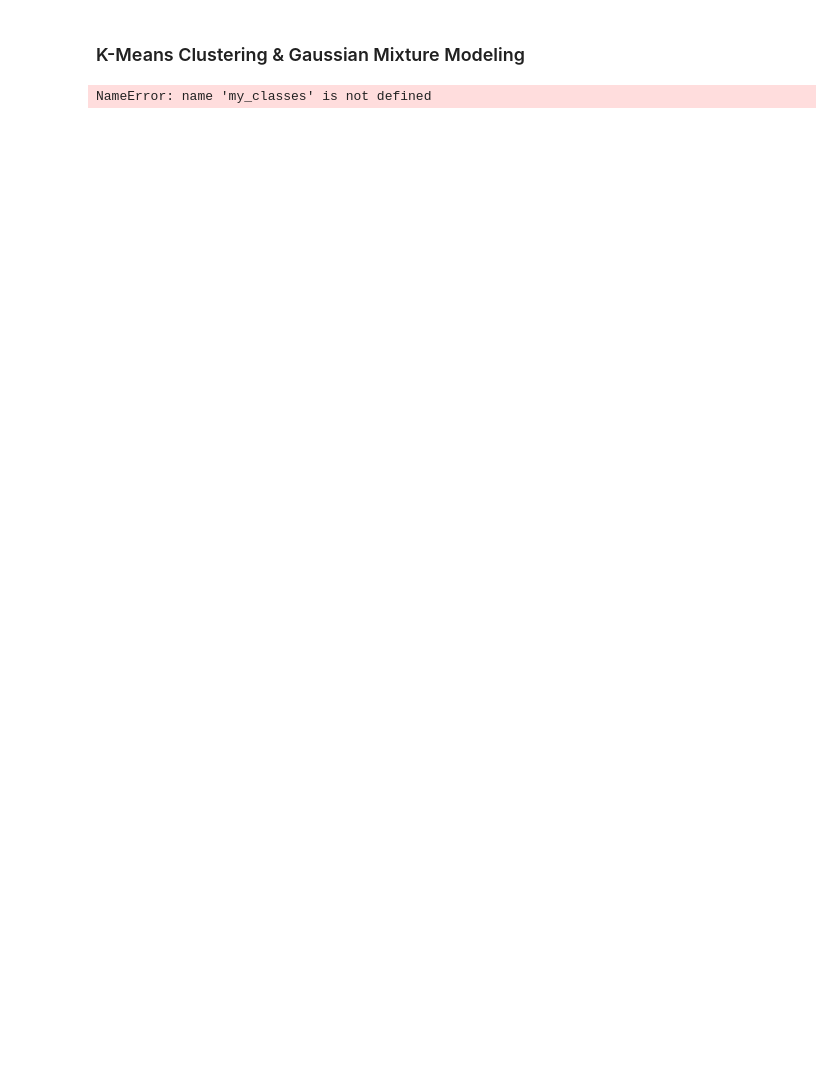
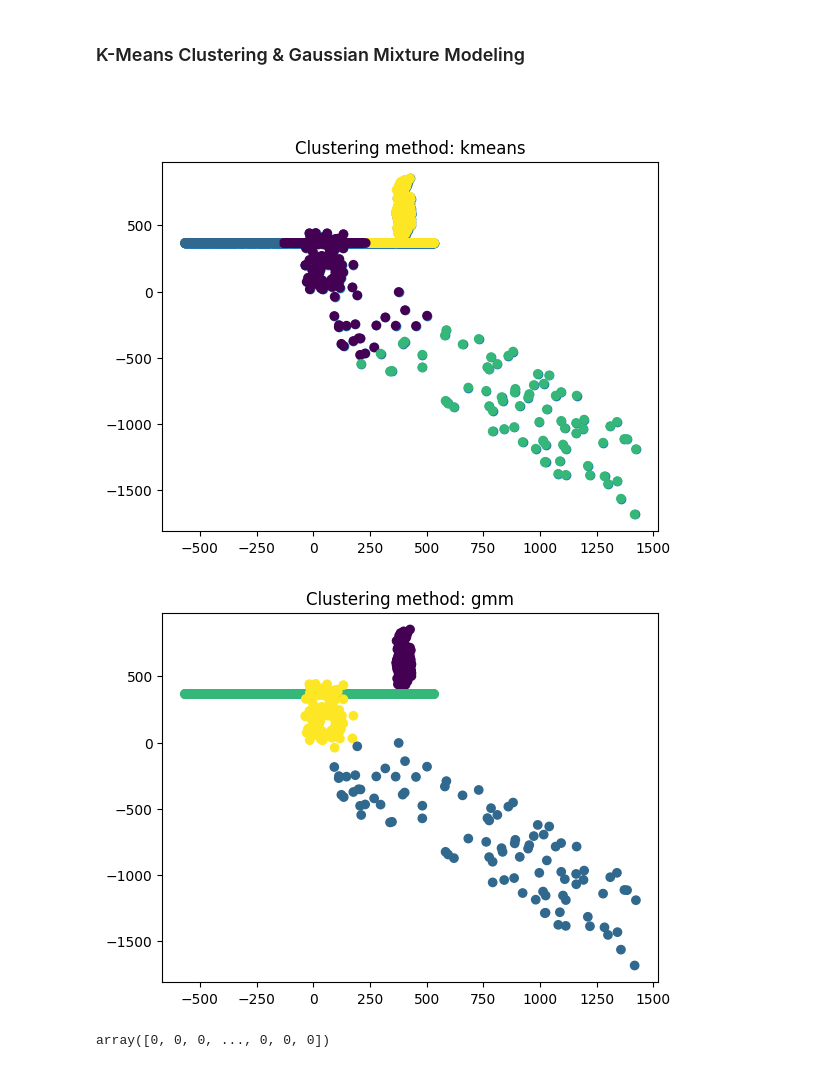
Before and after one commit to EnricoRiccardi/MOD300, a Jupyter notebook: src/notebooks/Unsupervised_base.ipynb, the cells around one changed output. Saved outputs shown, nothing was run; the diff lists cells and outputs as text; code cells hidden in the pictures; blank space fills up the shorter version.

```diff
--- a/src/notebooks/Unsupervised_base.ipynb
+++ b/src/notebooks/Unsupervised_base.ipynb
@@ -41,14 +41,12 @@ class Data_generator():
 
         self.data = [x, y]
 
-        return self.data
-
     def plot_me(self):
         plt.scatter(self.data[0], self.data[1])
 
     def __add__(self, data_class):
         self.data = np.append(self.data[0], data_class.data[0]), np.append(self.data[1], data_class.data[1])
-        return self.data
+        return self
 
     def __str__(self):
         return f'Class {self.description} for 2D data'
@@ -69,0 +55,26 @@ for i in range(len(data_settings)):
+# %%
+def make_data(data_settings):
+    """
+    Generate data from several distributions.
+
+    Input
+    -----
+    data_settings: dict
+        It contains the parameters to generate data
+
+    Output
+    ------
+    data: np.array
+        The generated data
+
+    """
+    main_data = Data_generator(data_settings=data_settings[0])
+    main_data.generate_data()
+    for i in range(1, len(data_settings)):
+        generator = Data_generator(data_settings=data_settings[i])
+        generator.generate_data()
+        main_data += generator
+
+    main_data.plot_me()
+    plt.title('Source distribution')
+    return np.array(main_data.data).T
@@ -70,37 +120,21 @@ for i in range(len(data_settings)):
 # %% [markdown]
 ### K-Means Clustering & Gaussian Mixture Modeling
-# %%
-# !pip install scikit-learn
-from sklearn.cluster import KMeans
-from sklearn.mixture import GaussianMixture
-
-my_main_class = my_classes[0]
-for i in range(1, len(my_classes)):
-    my_main_class + my_classes[i]
-my_main_class.plot_me()
-
-x = np.array(my_main_class.data).T
-
-# Apply K-means clustering
-kmeans = KMeans(n_clusters=4)
-kmeans.fit(data)
-labels_kmeans = kmeans.labels_
-
-# Apply Gaussian Mixture Model
-gmm = GaussianMixture(n_components=4)
-gmm.fit(data)
-labels_gmm = gmm.predict(data)
-
-
-plt.figure(figsize=(12, 6))
-plt.subplot(1, 2, 1)
-plt.scatter(data[:, 0], data[:, 1], c=labels_kmeans)
-plt.title('K-means Clustering')
-plt.subplot(1, 2, 2)
-plt.scatter(data[:, 0], data[:, 1], c=labels_gmm)
-plt.title('Gaussian Mixture Model')
-plt.show()
-# %% [output]
-NameError: name 'my_classes' is not defined
 # %% [markdown]
 ###
+# %%
+## And let's plot it for a random dataset
+data_settings = [{'n_points':  100, 'x_range': [ 366,  433], 'y_range': [  16,  433], 'true_slope':  1, 'true_intercept': 10},
+                 {'n_points':  100, 'x_range': [  66, 1433], 'y_range': [-366,  433], 'true_slope': -1, 'true_intercept': 10},
+                 {'n_points': 1000, 'x_range': [-566,  533], 'y_range': [ 366,  366], 'true_slope':  0, 'true_intercept':  0},
+                 {'n_points':  100, 'x_range': [ -36,  133], 'y_range': [   6,  433], 'true_slope':  0, 'true_intercept': 10},
+                 {'n_points':  100, 'x_range': [ 366,  433], 'y_range': [ 566,  633], 'true_slope':  0, 'true_intercept': 10}]
+
+
+data = make_data(data_settings)
+
+clustering(data, method="kmeans")
+clustering(data, method="gmm")
+# %% [output]
+[figure, added]
+[figure, added]
+array([0, 0, 0, ..., 0, 0, 0])
```
Also changed, not shown: parts of 3 cells of this notebook.
